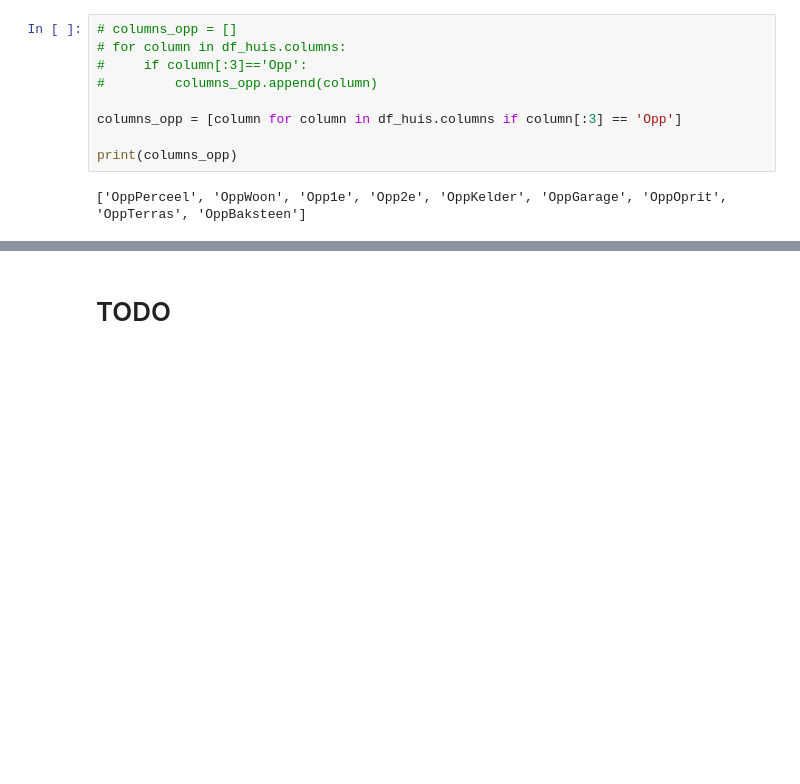
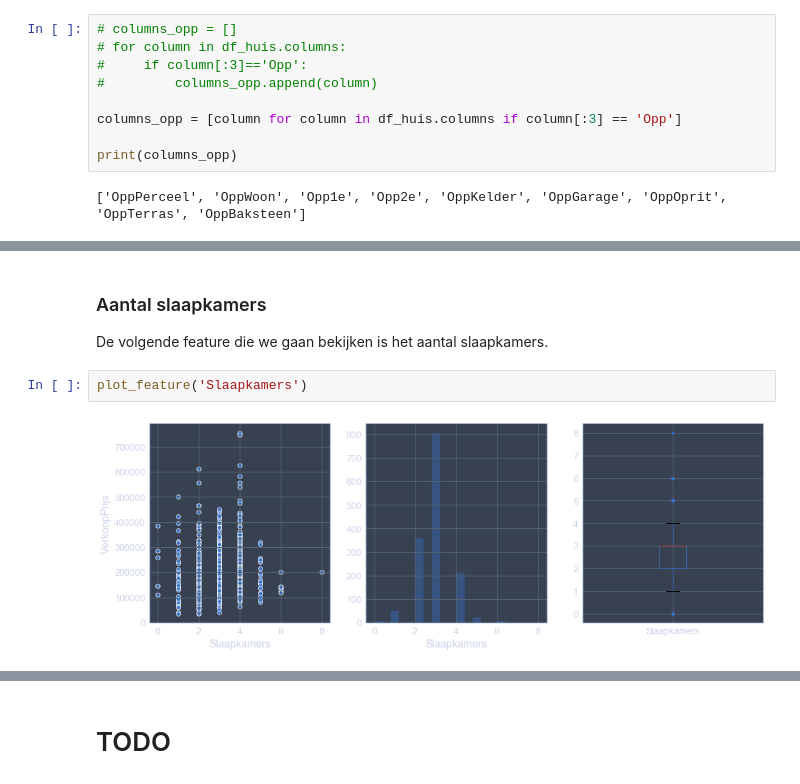
Before and after one commit to pvdwijdeven/Magion, a Jupyter notebook: SIG ML intro.ipynb, the cells around one changed output, grey strips where cells are left out. Drawn from its saved outputs; the diff is of its cells as text; blank space fills up the shorter version.

```diff
--- a/SIG ML intro.ipynb
+++ b/SIG ML intro.ipynb
@@ -342,0 +374,7 @@ print(columns_opp)
+# %% [markdown]
+### Aantal slaapkamers
+De volgende feature die we gaan bekijken is het aantal slaapkamers.
+# %%
+plot_feature('Slaapkamers')
+# %% [output]
+[figure, added]
```
Also changed, not shown: parts of 38 cells of this notebook, 1 other file.
